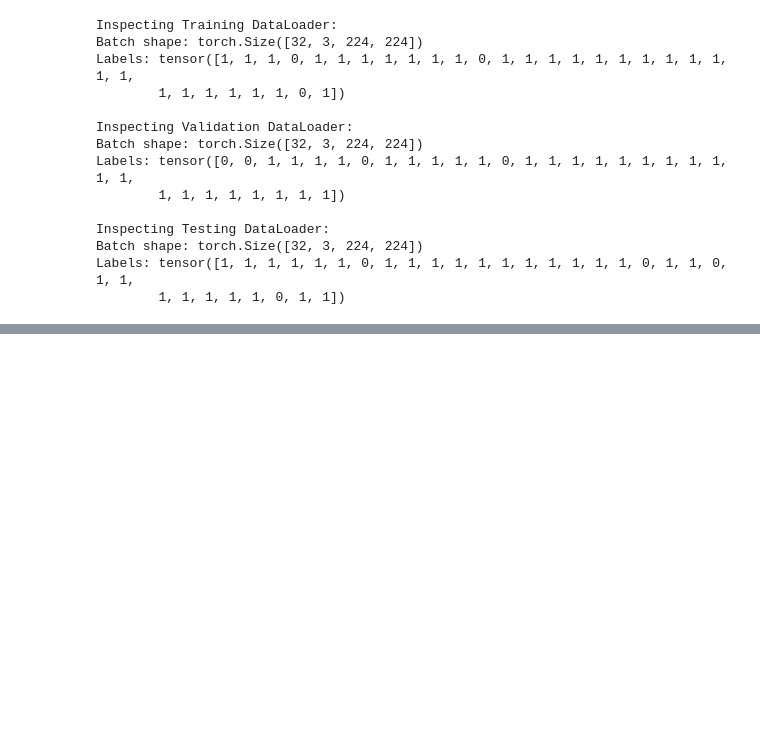
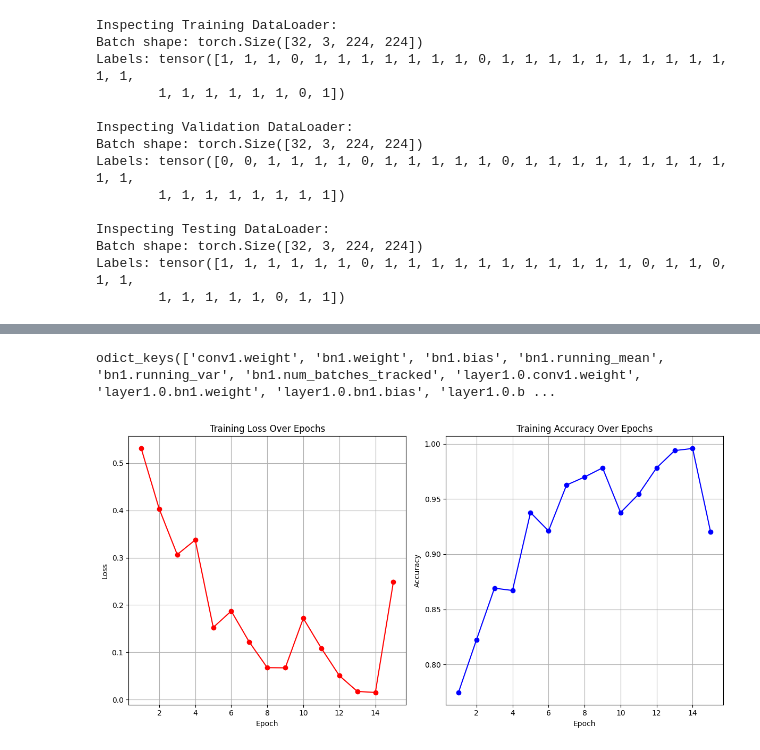
Before and after one commit to sihvn/AI-DeepFake, a Jupyter notebook: resnet50.ipynb, the cells around one changed output, grey strips where cells are left out. Drawn from its saved outputs; the diff is of its cells as text; code cells hidden in the pictures; blank space fills up the shorter version.

```diff
--- a/resnet50.ipynb
+++ b/resnet50.ipynb
@@ -345,0 +419,32 @@ Test - Accuracy: 0.5255, Precision: 0.8493, Recall: 0.5345, F1 Score: 0.6561
+# %%
+checkpoint = torch.load('weights/BCE_LR1E-3_EPOCH10.pth', map_location='cpu')
+print(checkpoint.keys())
+# %% [output]
+odict_keys(['conv1.weight', 'bn1.weight', 'bn1.bias', 'bn1.running_mean', 'bn1.running_var', 'bn1.num_batches_tracked', 'layer1.0.conv1.weight', 'layer1.0.bn1.weight', 'layer1.0.bn1.bias', 'layer1.0.b ...
+# %%
+import matplotlib.pyplot as plt
+
+# Training data
+epochs = list(range(1, 16))
+losses = [0.5311, 0.4032, 0.3067, 0.3376, 0.1526, 0.1873, 0.1218, 0.0675, 0.0672, 0.1719, 0.1087, 0.0507, 0.0173, 0.0151, 0.2486]
+accuracies = [0.7747, 0.8224, 0.8692, 0.8671, 0.9377, 0.9211, 0.9626, 0.9699, 0.9782, 0.9377, 0.9543, 0.9782, 0.9938, 0.9958, 0.9200]
+
+plt.figure(figsize=(12, 6))
+plt.subplot(1, 2, 1)
+plt.plot(epochs, losses, label='Loss', marker='o', color='red')
+plt.title('Training Loss Over Epochs')
+plt.xlabel('Epoch')
+plt.ylabel('Loss')
+plt.grid(True)
+
+plt.subplot(1, 2, 2)
+plt.plot(epochs, accuracies, label='Accuracy', marker='o', color='blue')
+plt.title('Training Accuracy Over Epochs')
+plt.xlabel('Epoch')
+plt.ylabel('Accuracy')
+plt.grid(True)
+
+plt.tight_layout()
+plt.show()
+# %% [output]
+[figure, added]
```
Also changed, not shown: parts of 19 cells of this notebook.
